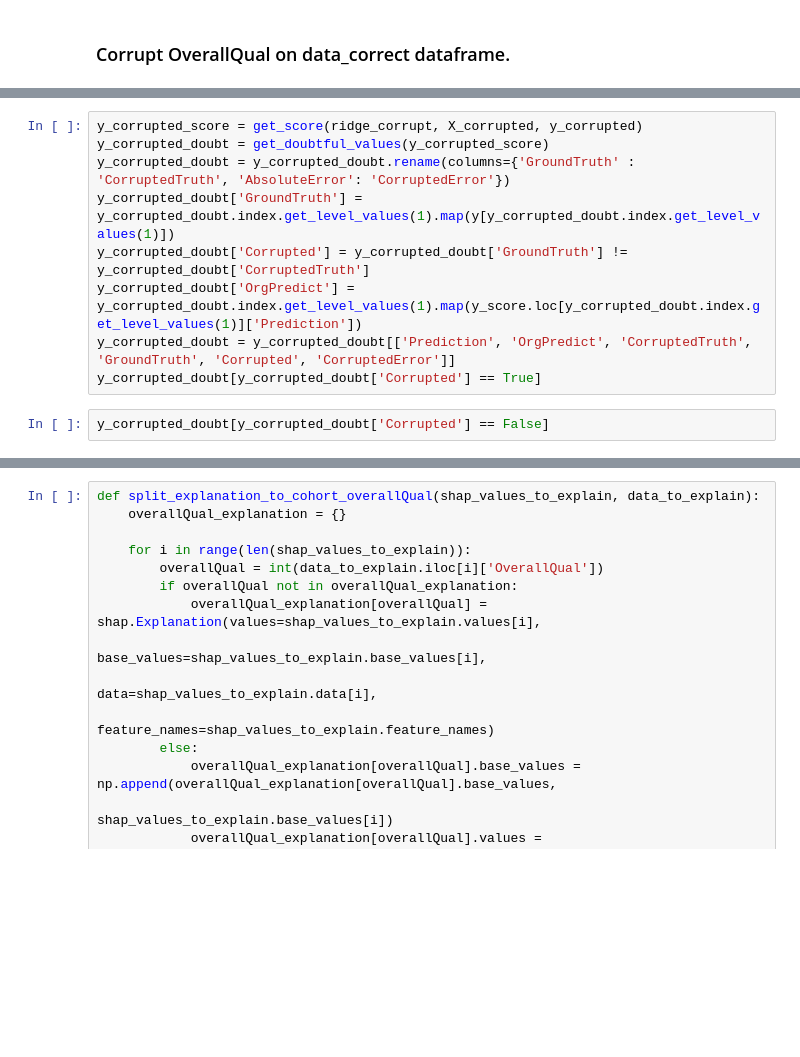
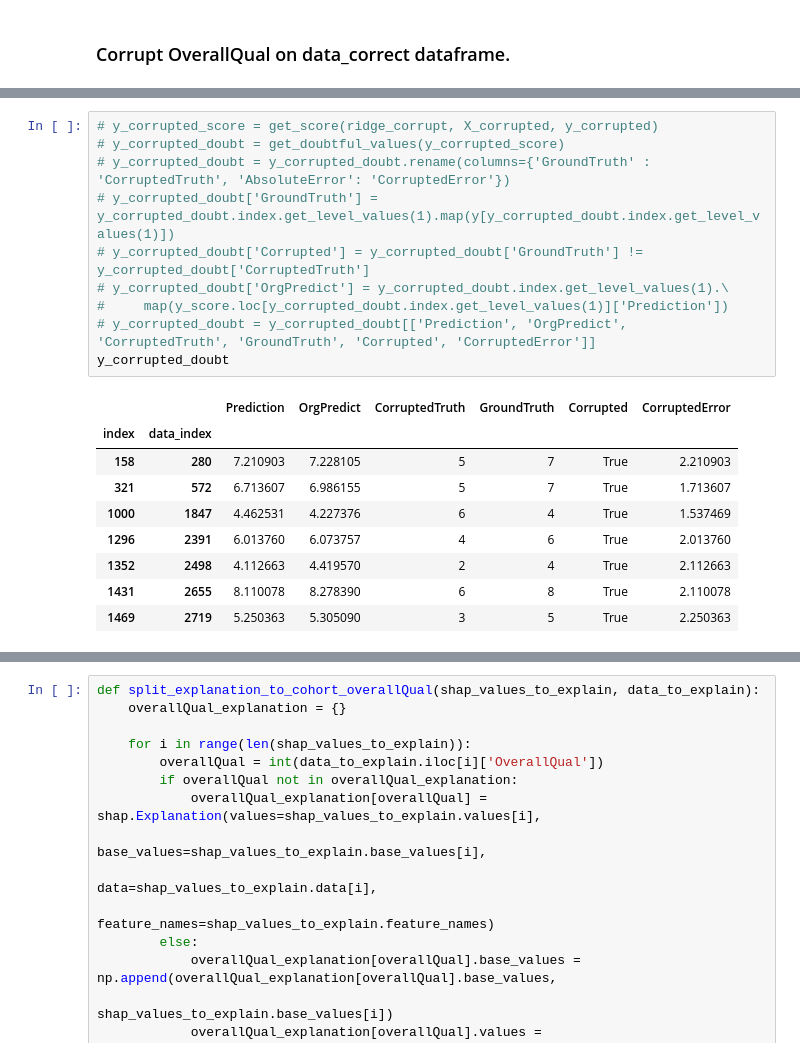
Before and after one commit to ngqhung0912/Research-Database-IR, a Jupyter notebook: data-corruption.ipynb, the cells around one changed output, grey strips where cells are left out. Drawn from its saved outputs; the diff is of its cells as text; blank space fills up the shorter version.

```diff
--- a/data-corruption.ipynb
+++ b/data-corruption.ipynb
@@ -100,11 +148,20 @@ print(ridge_corrupt.score(X_test_cor, y_test_cor))
 # %%
-y_corrupted_score = get_score(ridge_corrupt, X_corrupted, y_corrupted)
-y_corrupted_doubt = get_doubtful_values(y_corrupted_score)
-y_corrupted_doubt = y_corrupted_doubt.rename(columns={'GroundTruth' : 'CorruptedTruth', 'AbsoluteError': 'CorruptedError'})
-y_corrupted_doubt['GroundTruth'] = y_corrupted_doubt.index.get_level_values(1).map(y[y_corrupted_doubt.index.get_level_values(1)])
-y_corrupted_doubt['Corrupted'] = y_corrupted_doubt['GroundTruth'] != y_corrupted_doubt['CorruptedTruth']
-y_corrupted_doubt['OrgPredict'] = y_corrupted_doubt.index.get_level_values(1).map(y_score.loc[y_corrupted_doubt.index.get_level_values(1)]['Prediction'])
-y_corrupted_doubt = y_corrupted_doubt[['Prediction', 'OrgPredict', 'CorruptedTruth', 'GroundTruth', 'Corrupted', 'CorruptedError']]
-y_corrupted_doubt[y_corrupted_doubt['Corrupted'] == True]
+# y_corrupted_score = get_score(ridge_corrupt, X_corrupted, y_corrupted)
+# y_corrupted_doubt = get_doubtful_values(y_corrupted_score)
+# y_corrupted_doubt = y_corrupted_doubt.rename(columns={'GroundTruth' : 'CorruptedTruth', 'AbsoluteError': 'CorruptedError'})
+# y_corrupted_doubt['GroundTruth'] = y_corrupted_doubt.index.get_level_values(1).map(y[y_corrupted_doubt.index.get_level_values(1)])
+# y_corrupted_doubt['Corrupted'] = y_corrupted_doubt['GroundTruth'] != y_corrupted_doubt['CorruptedTruth']
+# y_corrupted_doubt['OrgPredict'] = y_corrupted_doubt.index.get_level_values(1).\
+#     map(y_score.loc[y_corrupted_doubt.index.get_level_values(1)]['Prediction'])
+# y_corrupted_doubt = y_corrupted_doubt[['Prediction', 'OrgPredict', 'CorruptedTruth', 'GroundTruth', 'Corrupted', 'CorruptedError']]
+y_corrupted_doubt
+# %% [output]
+|  |  | Prediction | OrgPredict | CorruptedTruth | GroundTruth | Corrupted | CorruptedError |
+| index | data_index |  |  |  |  |  |  |
+| 158 | 280 | 7.210903 | 7.228105 | 5 | 7 | True | 2.210903 |
+| 321 | 572 | 6.713607 | 6.986155 | 5 | 7 | True | 1.713607 |
+| 1000 | 1847 | 4.462531 | 4.227376 | 6 | 4 | True | 1.537469 |
+| 1296 | 2391 | 6.013760 | 6.073757 | 4 | 6 | True | 2.013760 |
+| 1352 | 2498 | 4.112663 | 4.419570 | 2 | 4 | True | 2.112663 |
+| 1431 | 2655 | 8.110078 | 8.278390 | 6 | 8 | True | 2.110078 |
+| 1469 | 2719 | 5.250363 | 5.305090 | 3 | 5 | True | 2.250363 |
-# %%
-y_corrupted_doubt[y_corrupted_doubt['Corrupted'] == False]
```
Also changed, not shown: parts of 16 cells of this notebook.
